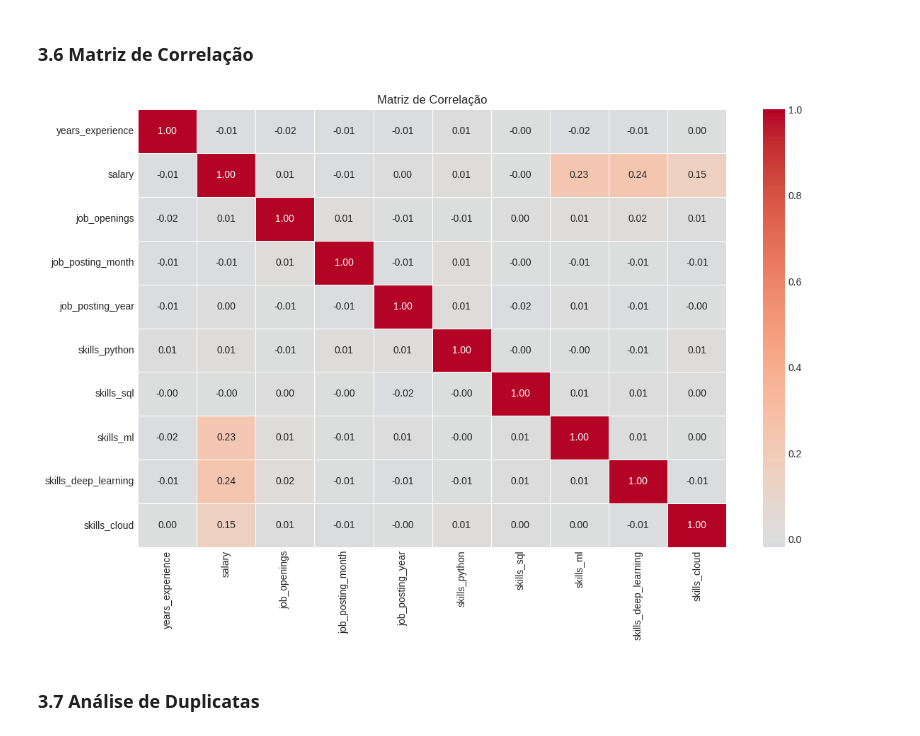
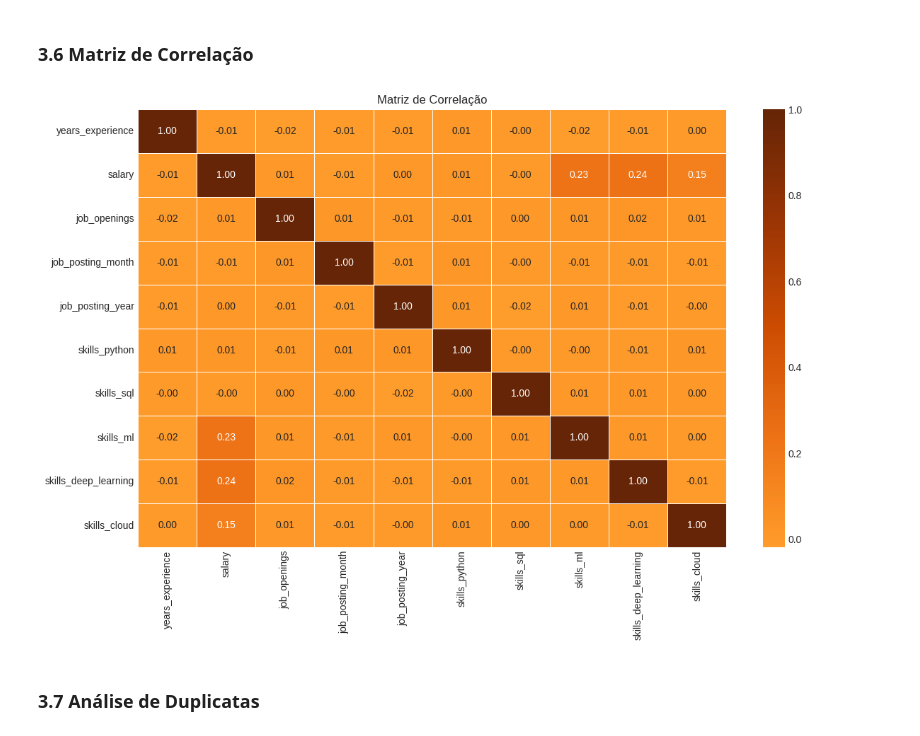
Before and after one commit to JaumGabriell/testesC318, a Jupyter notebook: notebooks/main_analysis.ipynb, the cells around one changed output. Cells and saved outputs as stored; diff of their text form; code cells hidden in the pictures.

```diff
--- a/notebooks/main_analysis.ipynb
+++ b/notebooks/main_analysis.ipynb
@@ -344,18 +350,18 @@ plt.show()
 # %%
 # Selecionar apenas colunas numéricas
 numeric_cols = ['years_experience', 'salary', 'job_openings', 'job_posting_month', 'job_posting_year'] + skills_cols
 
 # Matriz de correlação
 corr_matrix = df[numeric_cols].corr()
 
 plt.figure(figsize=(12, 8))
-sns.heatmap(corr_matrix, annot=True, cmap='coolwarm', center=0, fmt='.2f', linewidths=0.5)
+sns.heatmap(corr_matrix, annot=True, cmap='YlOrBr', center=0, fmt='.2f', linewidths=0.5)
 plt.title('Matriz de Correlação')
 plt.tight_layout()
 plt.savefig('../reports/correlation_matrix.png', dpi=150, bbox_inches='tight')
 plt.show()
 # %% [output]
-[figure, old version]
+[figure, new version]
 # %% [markdown]
 ### 3.7 Análise de Duplicatas
 # %%
```
Also changed, not shown: parts of 56 cells of this notebook, 14 other files.
